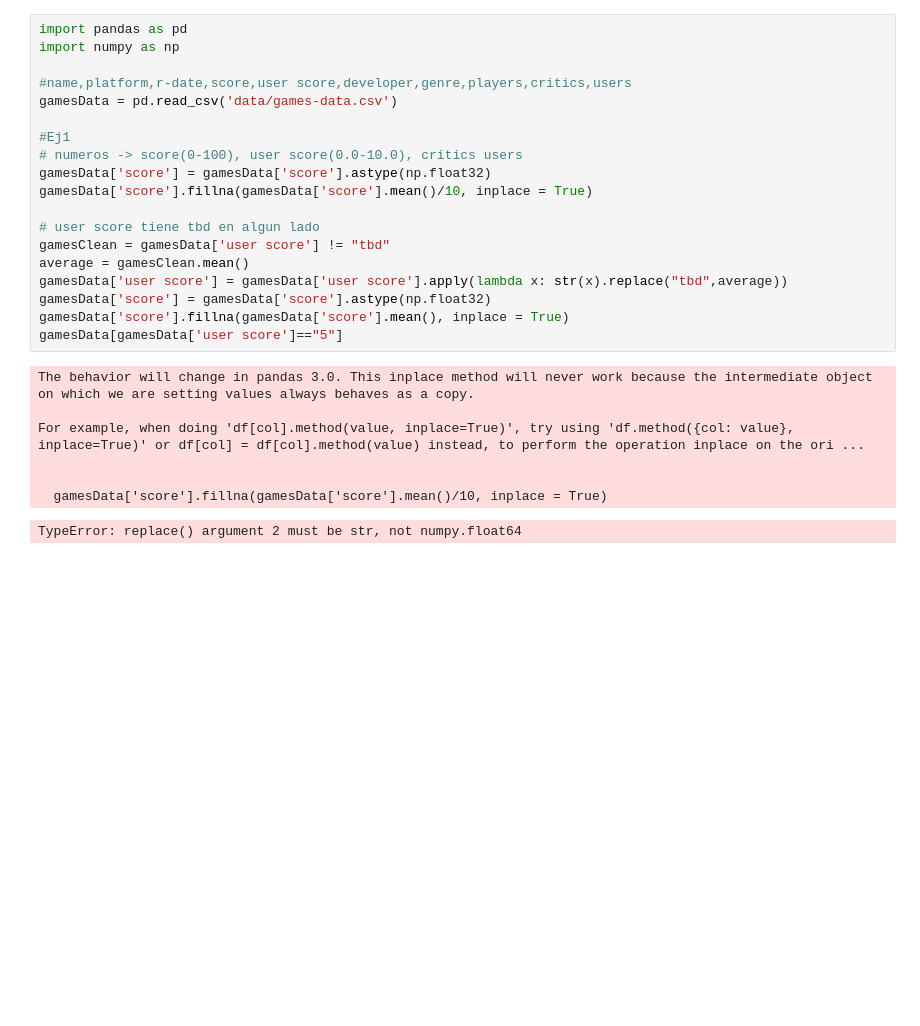
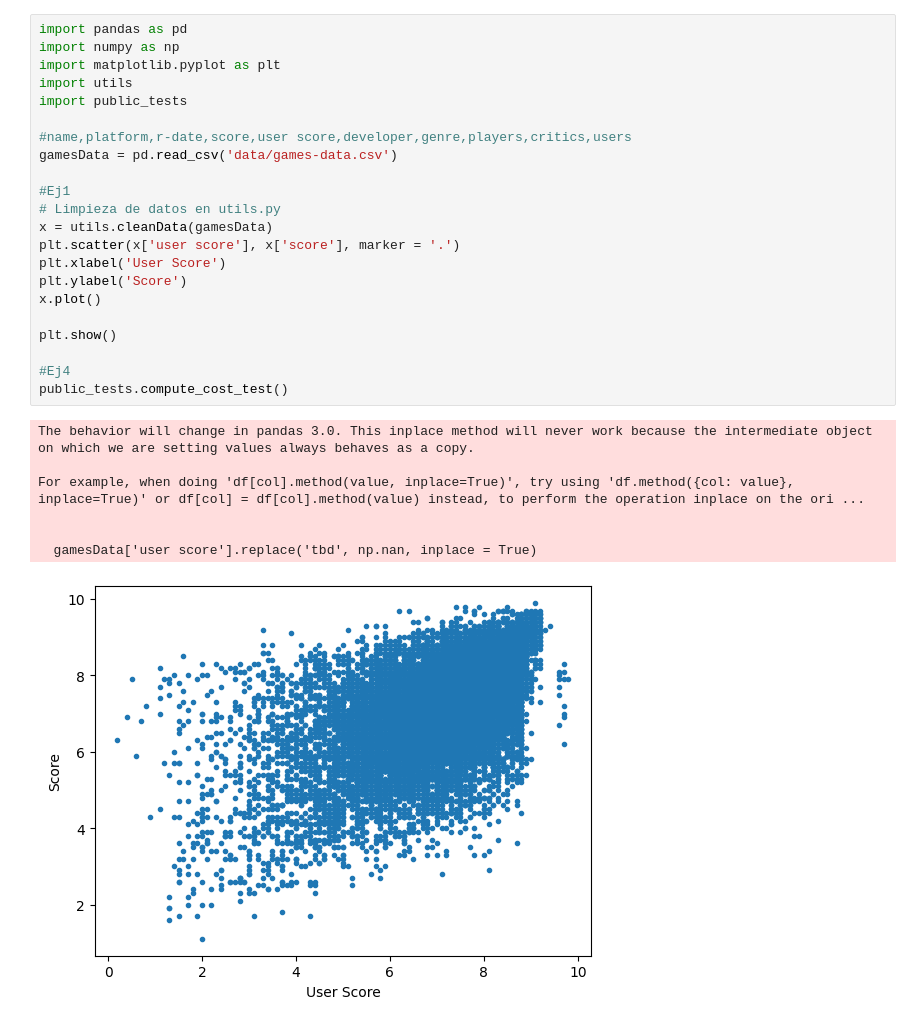
Before and after one commit to Jorzuiz/Anotaciones24-25, a Jupyter notebook: AA/Práctias/P1/Practica1.ipynb, the cells around one changed output. Saved outputs shown, nothing was run; the diff lists cells and outputs as text; blank space fills up the shorter version.

```diff
--- a/AA/Práctias/P1/Practica1.ipynb
+++ b/AA/Práctias/P1/Practica1.ipynb
@@ -1,27 +1,30 @@
-# %%
-import pandas as pd
-import numpy as np
-
-#name,platform,r-date,score,user score,developer,genre,players,critics,users
-gamesData = pd.read_csv('data/games-data.csv')
-
-#Ej1
-# numeros -> score(0-100), user score(0.0-10.0), critics users
-gamesData['score'] = gamesData['score'].astype(np.float32)
-gamesData['score'].fillna(gamesData['score'].mean()/10, inplace = True)
-
-# user score tiene tbd en algun lado
-gamesClean = gamesData['user score'] != "tbd"
-average = gamesClean.mean()
-gamesData['user score'] = gamesData['user score'].apply(lambda x: str(x).replace("tbd",average))
-gamesData['score'] = gamesData['score'].astype(np.float32)
-gamesData['score'].fillna(gamesData['score'].mean(), inplace = True)
-gamesData[gamesData['user score']=="5"]
-# %% [output]
-The behavior will change in pandas 3.0. This inplace method will never work because the intermediate object on which we are setting values always behaves as a copy.
-
-For example, when doing 'df[col].method(value, inplace=True)', try using 'df.method({col: value}, inplace=True)' or df[col] = df[col].method(value) instead, to perform the operation inplace on the ori ...
-
-
-  gamesData['score'].fillna(gamesData['score'].mean()/10, inplace = True)
-TypeError: replace() argument 2 must be str, not numpy.float64
+# %%
+import pandas as pd
+import numpy as np
+import matplotlib.pyplot as plt
+import utils
+import public_tests
+
+#name,platform,r-date,score,user score,developer,genre,players,critics,users
+gamesData = pd.read_csv('data/games-data.csv')
+
+#Ej1
+# Limpieza de datos en utils.py
+x = utils.cleanData(gamesData)
+plt.scatter(x['user score'], x['score'], marker = '.')
+plt.xlabel('User Score')
+plt.ylabel('Score')
+x.plot()
+
+plt.show()
+
+#Ej4
+public_tests.compute_cost_test()
+# %% [output]
+The behavior will change in pandas 3.0. This inplace method will never work because the intermediate object on which we are setting values always behaves as a copy.
+
+For example, when doing 'df[col].method(value, inplace=True)', try using 'df.method({col: value}, inplace=True)' or df[col] = df[col].method(value) instead, to perform the operation inplace on the ori ...
+
+
+  gamesData['user score'].replace('tbd', np.nan, inplace = True)
+[figure, added]
```
Also changed, not shown: parts of 1 cell of this notebook, 4 other files.
